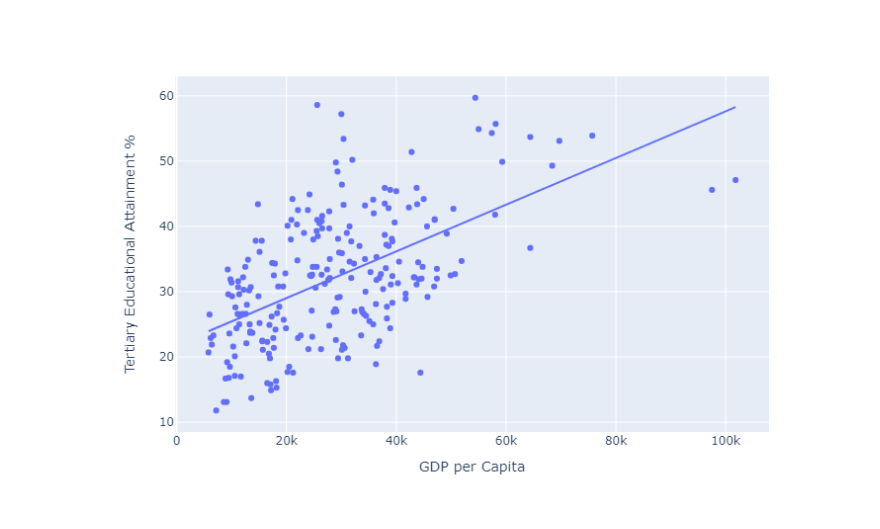
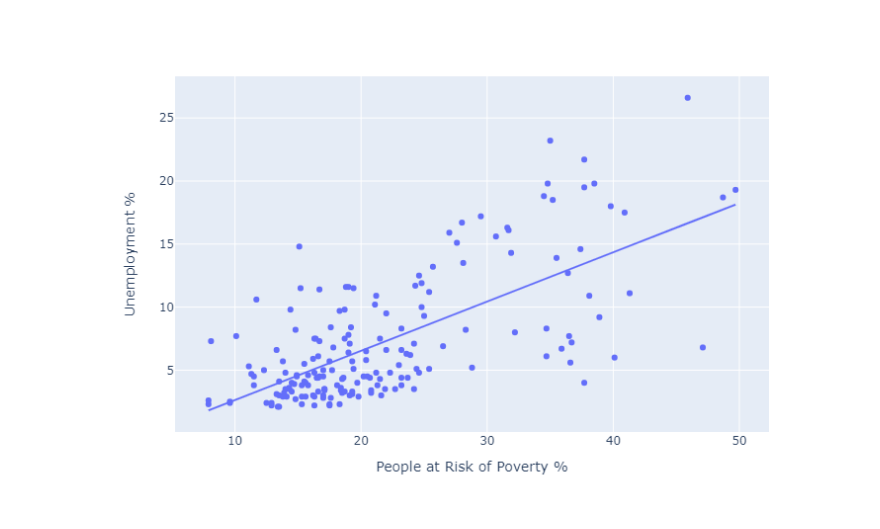
Before and after one commit to derevirn/eu-stats, a Jupyter notebook: notebooks/create_regional_dataset.ipynb, the cells around one changed output. Drawn from its saved outputs; the diff is of its cells as text; code cells hidden in the pictures.

```diff
--- a/notebooks/create_regional_dataset.ipynb
+++ b/notebooks/create_regional_dataset.ipynb
@@ -75,7 +102,39 @@ def get_tertiary_education():
+# %%
+# Deaths in road accidents
+
+def get_fatal_road_accidents():
+    params = {'victim': 'KIL', 'geo': list(regions.keys()), 'time': 2020,
+              'unit': 'P_MHAB'}
+    df = client.get_dataset('tran_r_acci', params).to_dataframe()
+    df.dropna(inplace = True)
+    df['region_name'] = df['geo'].apply(lambda x: regions[x])
+    df.rename(columns = {'values': 'Fatal Road Accidents per Million'}, inplace = True)
+    df.set_index('region_name', inplace=True)
+    df = df[['Fatal Road Accidents per Million']]
+
+    return df
+# %%
+# Get Regular Internet Users
+
+def get_regular_internet_users():
+    params = {'indic_is': 'I_IDAY', 'geo': list(regions.keys()), 'time': 2021,
+              'unit': 'PC_IND'}
+    df = client.get_dataset('isoc_r_iuse_i', params).to_dataframe()
+    df.dropna(inplace = True)
+    df['region_name'] = df['geo'].apply(lambda x: regions[x])
+    df.rename(columns = {'values': 'Regular Internet Users %'}, inplace = True)
+    df.set_index('region_name', inplace=True)
+    df = df[['Regular Internet Users %']]
+
+    return df
 # %%
 df = get_gdp_region()
 df = df.join(get_gdp_capita_region())
 df = df.join(get_unemployment_region())
 df = df.join(get_life_expectancy())
 df = df.join(get_tertiary_education())
-df.dropna(inplace = True)
+df = df.join(get_poverty_risk())
+df = df.join(get_cars())
+df = df.join(get_fatal_road_accidents())
+df = df.join(get_regular_internet_users())
+df.dropna(thresh = 2, inplace = True)
@@ -82,6 +160,6 @@ df.dropna(inplace = True)
 # %%
 df.plot(kind = 'scatter', backend = 'plotly',
-        x = 'GDP per Capita', y = 'Tertiary Educational Attainment %',
+        x = 'People at Risk of Poverty %', y = 'Unemployment %',
         trendline = 'ols',
         height = 500)
 # %% [output]
@@ -88 +167 @@ df.plot(kind = 'scatter', backend = 'plotly',
-[figure, old version]
+[figure, new version]
```
Also changed, not shown: parts of 5 cells of this notebook, 1 other file.
